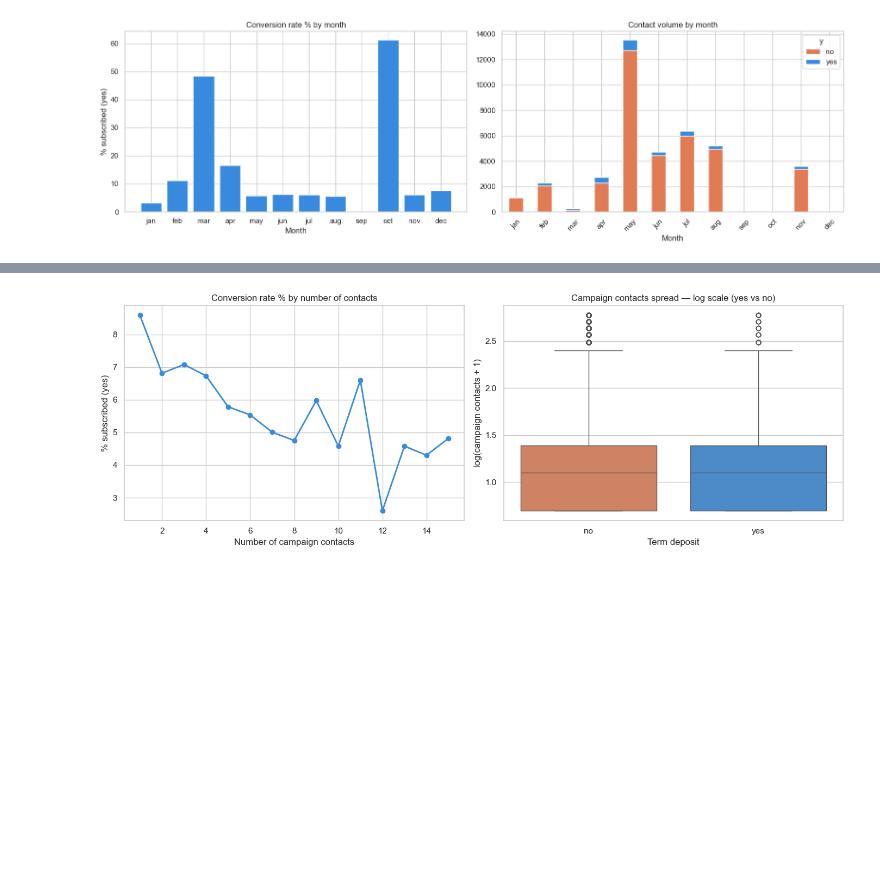
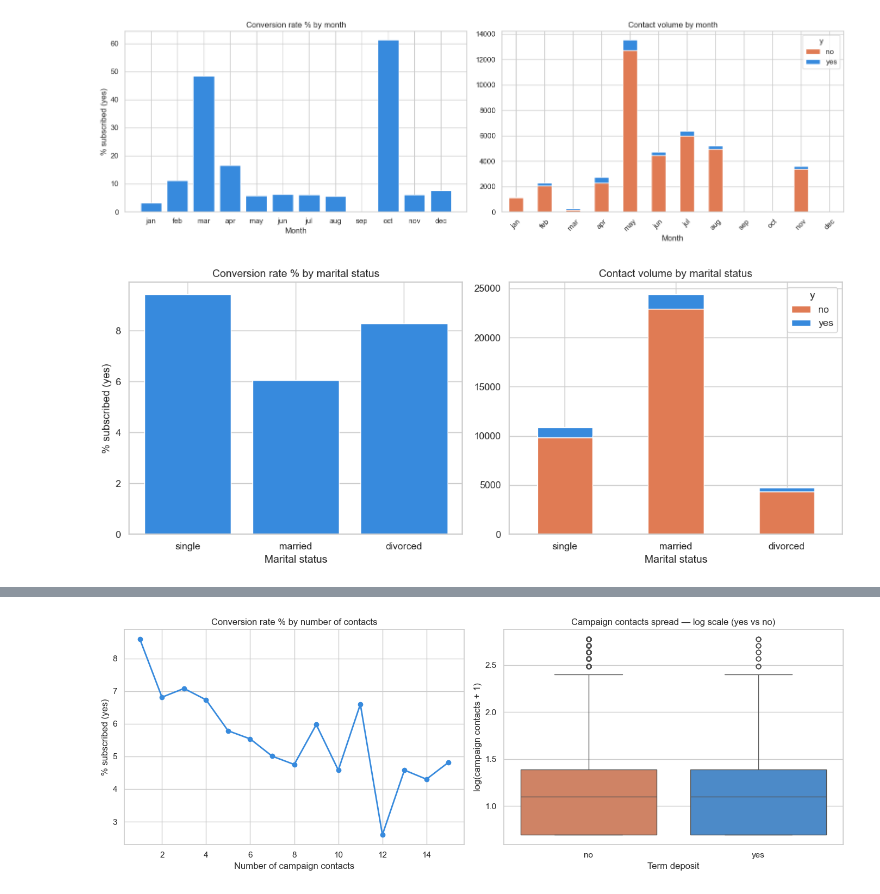
Before and after one commit to DivyeshRBhavsar/5qaNUcRSLjHZ5anY, a Jupyter notebook: Term_Deposit_EDA.ipynb, the cells around one changed output, grey strips where cells are left out. Saved outputs shown, nothing was run; the diff lists cells and outputs as text; code cells hidden in the pictures; blank space fills up the shorter version.

```diff
--- a/Term_Deposit_EDA.ipynb
+++ b/Term_Deposit_EDA.ipynb
@@ -337,3 +336,32 @@ plt.tight_layout()
 plt.show()
 # %% [output]
 [figure]
+# %%
+fig, axes = plt.subplots(1, 2, figsize=(12, 5))
+
+marital_order = ['single', 'married', 'divorced']
+
+marital_conv = (eda_df.groupby('marital')['y']
+                .apply(lambda x: (x == 'yes').mean() * 100)
+                .reindex(marital_order)
+                .reset_index(name='pct_yes'))
+axes[0].bar(marital_conv['marital'], marital_conv['pct_yes'],
+         color='#378add', edgecolor='white')
+axes[0].set_title('Conversion rate % by marital status')
+axes[0].set_xlabel('Marital status')
+axes[0].set_ylabel('% subscribed (yes)')
+
+marital_vol = (eda_df.groupby(['marital', 'y'])
+               .size().unstack(fill_value=0)
+               .reindex(marital_order))
+marital_vol.plot(kind='bar', stacked=True, ax=axes[1],
+              color=[COLORS['no'], COLORS['yes']],
+              edgecolor='white')
+axes[1].set_title('Contact volume by marital status')
+axes[1].set_xlabel('Marital status')
+axes[1].tick_params(axis='x', rotation=0)
+
+plt.tight_layout()
+plt.show()
+# %% [output]
+[figure, added]
```
Also changed, not shown: parts of 11 cells of this notebook, 5 other files.
